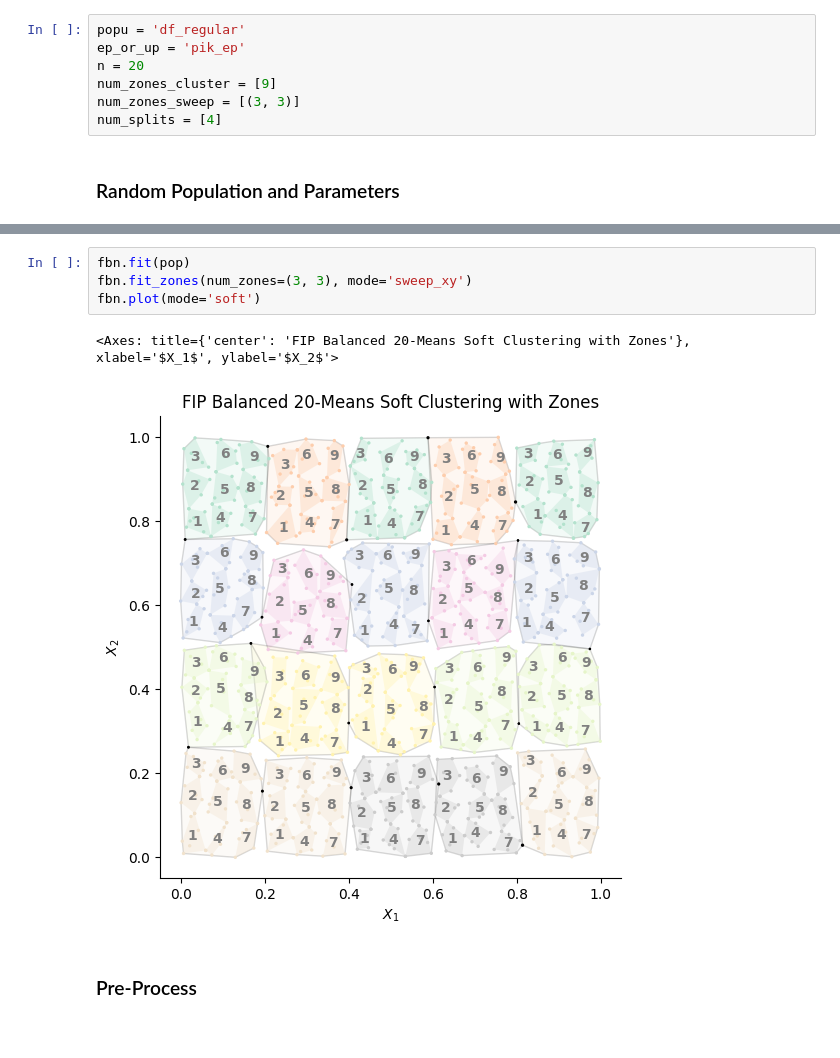
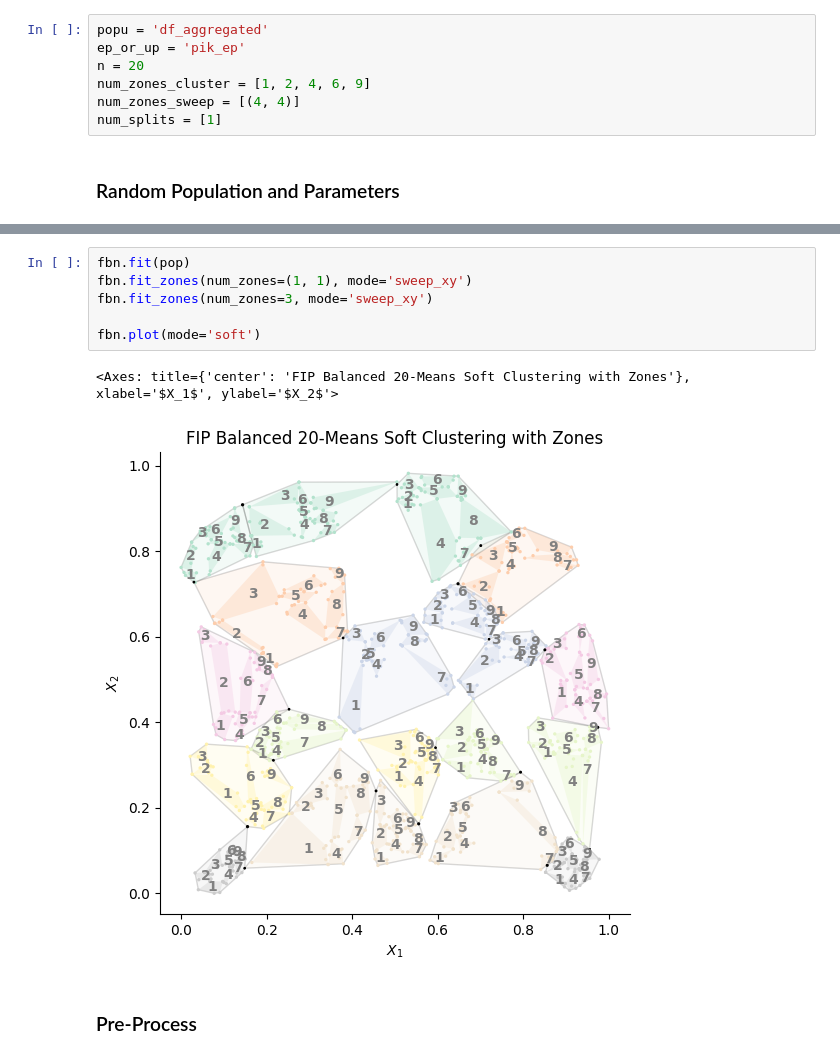
Before and after one commit to mehdimhb/graphical-sampling, a Jupyter notebook: simulations/jupyters/sampling.ipynb, the cells around one changed output, grey strips where cells are left out. Saved outputs shown, nothing was run; the diff lists cells and outputs as text.

```diff
--- a/simulations/jupyters/sampling.ipynb
+++ b/simulations/jupyters/sampling.ipynb
@@ -73,12 +73,12 @@ def popus(n):
         ####################################
     return(dfs)
 # %%
-popu = 'df_regular'
+popu = 'df_aggregated'
 ep_or_up = 'pik_ep'
 n = 20
-num_zones_cluster = [9]
-num_zones_sweep = [(3, 3)]
-num_splits = [4]
+num_zones_cluster = [1, 2, 4, 6, 9]
+num_zones_sweep = [(4, 4)]
+num_splits = [1]
 # %% [markdown]
 ### Random Population and Parameters
 # %%
@@ -101,10 +128,12 @@ df_regular
 # %%
 fbn.fit(pop)
-fbn.fit_zones(num_zones=(3, 3), mode='sweep_xy')
+fbn.fit_zones(num_zones=(1, 1), mode='sweep_xy')
+fbn.fit_zones(num_zones=3, mode='sweep_xy')
+
 fbn.plot(mode='soft')
 # %% [output]
 <Axes: title={'center': 'FIP Balanced 20-Means Soft Clustering with Zones'}, xlabel='$X_1$', ylabel='$X_2$'>
-[figure, old version]
+[figure, new version]
 # %% [markdown]
 ### Pre-Process
 # %%
```
Also changed, not shown: parts of 4 cells of this notebook, 4 other files.
